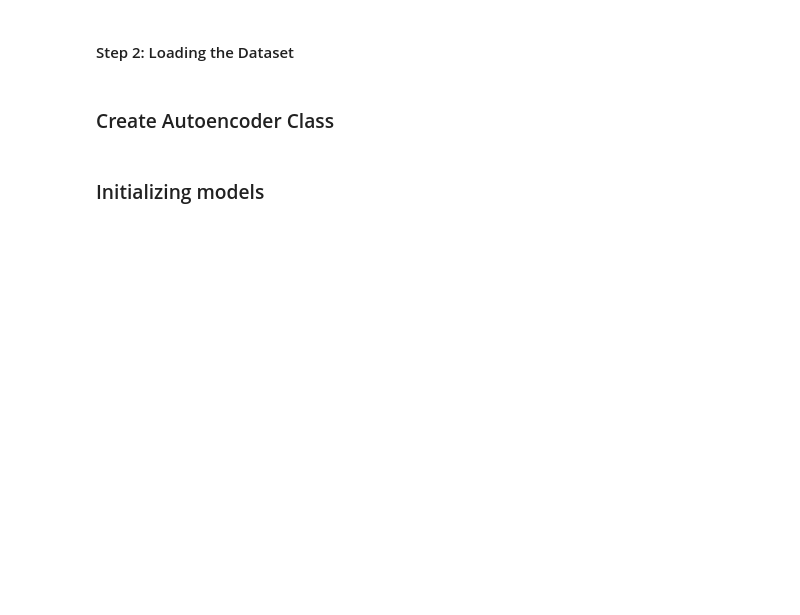
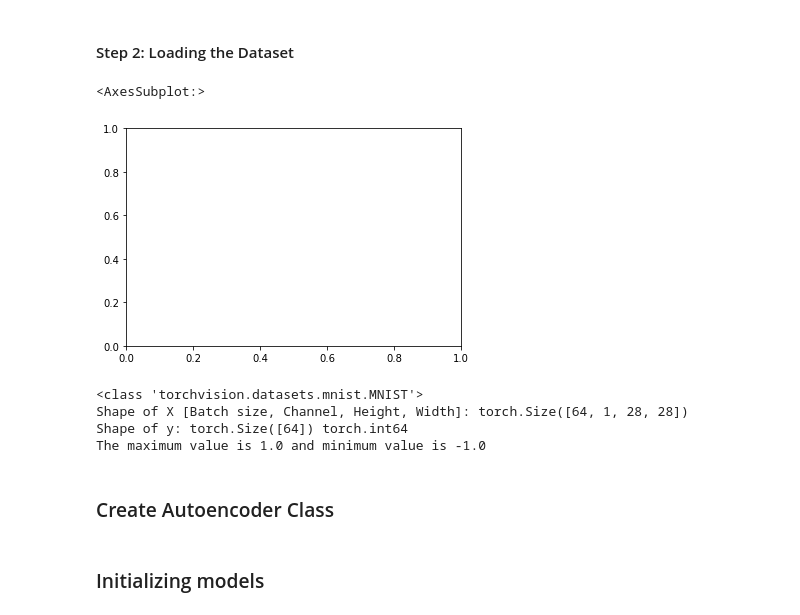
Before and after one commit to button23/Deeplearning-Autoencoder-DOA, a Jupyter notebook: [3]Pytorch/audoencoder.ipynb, the cells around one changed output. Saved outputs shown, nothing was run; the diff lists cells and outputs as text; code cells hidden in the pictures; blank space fills up the shorter version.

```diff
--- a/[3]Pytorch/audoencoder.ipynb
+++ b/[3]Pytorch/audoencoder.ipynb
@@ -11,42 +11,51 @@ from torchvision.transforms import ToTensor
 #### Step 2: Loading the Dataset
 # %%
 # Transforms images to a PyTorch Tensor
-tensor_transform = transforms.ToTensor()
+transform = transforms.Compose(
+    [transforms.ToTensor(),
+    transforms.Normalize((0.5,),(0.5,))]) #NOTE: change the range of the data from 0 to 1 TO -1 to 1.
 
 # Download training data from open datasets.
 training_data = datasets.MNIST(
     root="data", # The location of the downlode file
     train=True,
     download=True,
-    transform=tensor_transform,
+    transform=transform,
 )
 
 # Download test data from open datasets.
 test_data = datasets.MNIST(
     root="data",
     train=False,
     download=True,
-    transform=tensor_transform,
+    transform=transform,
 )
 
 batch_size = 64
 
 # Create data loaders.
 train_dataloader = DataLoader(dataset = training_data,
                               batch_size = batch_size,
                               shuffle = True)
 test_dataloader = DataLoader(dataset = test_data,
                              batch_size=batch_size,
                              shuffle = True)
 plt.subplot()
+# %% [output]
+<AxesSubplot:>
+[figure, added]
 # %%
 print(type(train_dataloader.dataset))
 for X, y in test_dataloader:
     print(f"Shape of X [Batch size, Channel, Height, Width]: {X.shape}")
     print(f"Shape of y: {y.shape} {y.dtype}")
     print(f'The maximum value is {torch.max(X)} and minimum value is {torch.min(X)}')
-    print(X
     break
+# %% [output]
+<class 'torchvision.datasets.mnist.MNIST'>
+Shape of X [Batch size, Channel, Height, Width]: torch.Size([64, 1, 28, 28])
+Shape of y: torch.Size([64]) torch.int64
+The maximum value is 1.0 and minimum value is -1.0
 # %% [markdown]
 ### Create Autoencoder Class
 # %%
```
Also changed, not shown: parts of 7 cells of this notebook, 2 other files.
